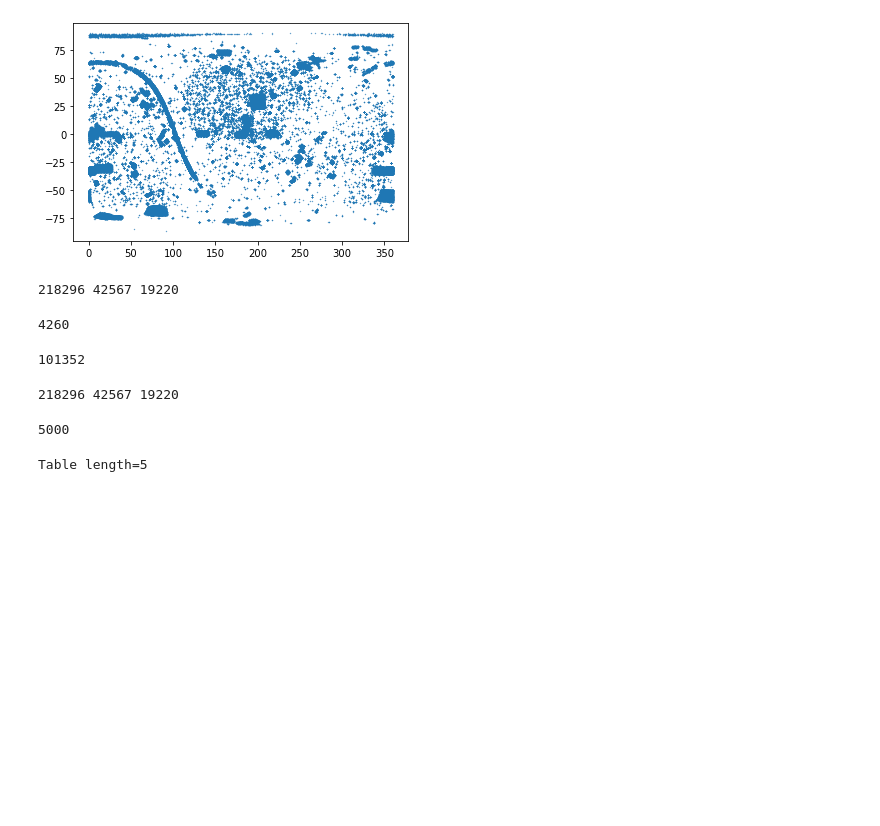
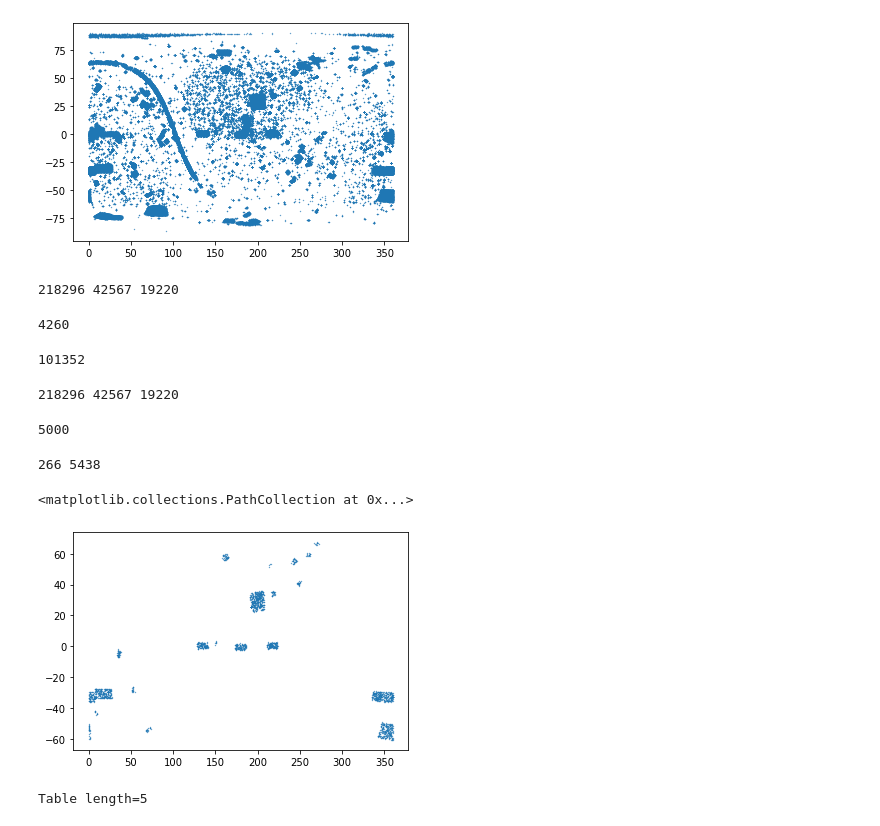
Before and after one commit to H-E-L-P/dmu_products, a Jupyter notebook: dmu22/dmu22_red_source/2_Investigate_red_objects.ipynb, the cells around one changed output. Cells and saved outputs as stored; diff of their text form; code cells hidden in the pictures; blank space fills up the shorter version.

```diff
--- a/dmu22/dmu22_red_source/2_Investigate_red_objects.ipynb
+++ b/dmu22/dmu22_red_source/2_Investigate_red_objects.ipynb
@@ -94,6 +94,17 @@ len(esa_blind)
 # %%
 help_blind['blind_RA'].name = 'ra'
 help_blind['blind_Dec'].name = 'dec'
+# %%
+m = help_blind['ra'] < 0
+print(np.sum(m), len(master_catalogue))
+help_blind['ra'][m] += 360.
+# %% [output]
+266 5438
+# %%
+plt.scatter(help_blind['ra'],help_blind['dec'], s=0.1)
+# %% [output]
+<matplotlib.collections.PathCollection at 0x...>
+[figure, added]
 # %%
 help_blind[:5]
 # %% [output]
```
Also changed, not shown: parts of 6 cells of this notebook.
